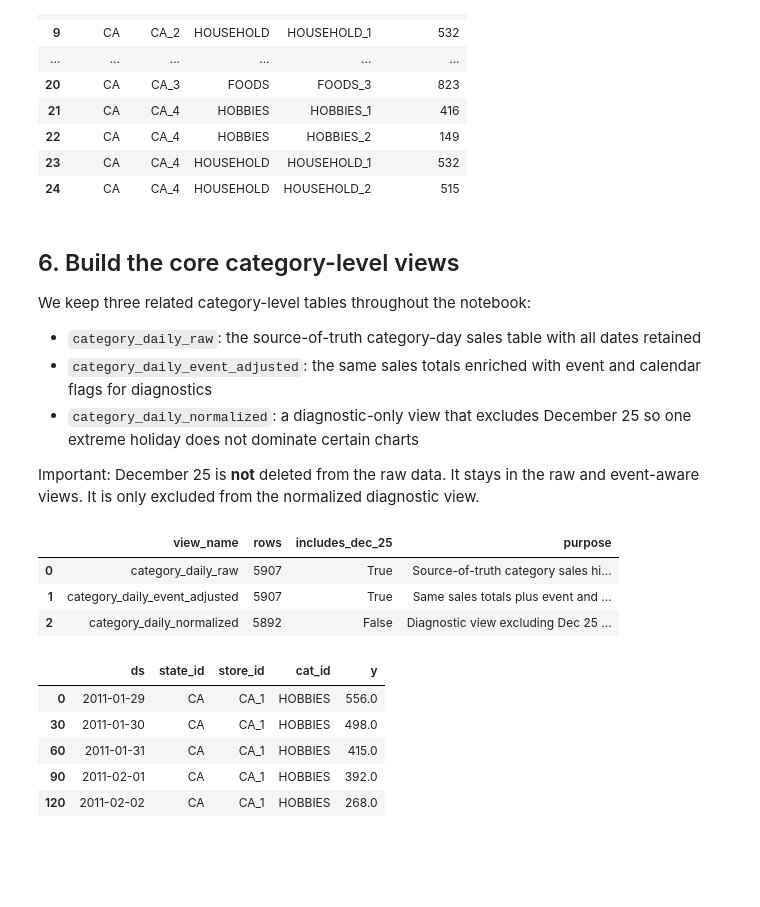
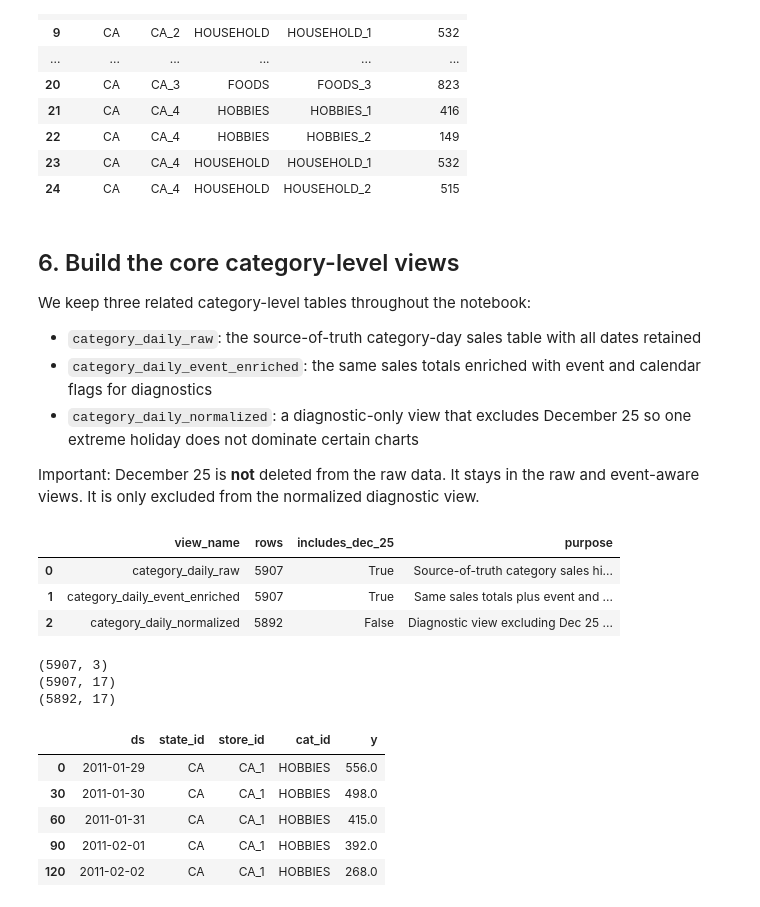
Before and after one commit to jclaudio019/portfolio-projects, a Jupyter notebook: notebooks/Data_Exploration.ipynb, the cells around one changed output. Drawn from its saved outputs; the diff is of its cells as text; code cells hidden in the pictures; blank space fills up the shorter version.

```diff
--- a/notebooks/Data_Exploration.ipynb
+++ b/notebooks/Data_Exploration.ipynb
@@ -268,7 +268,7 @@ hierarchy_summary.head(25)
 We keep three related category-level tables throughout the notebook:
 
 - `category_daily_raw`: the source-of-truth category-day sales table with all dates retained
-- `category_daily_event_adjusted`: the same sales totals enriched with event and calendar flags for diagnostics
+- `category_daily_event_enriched`: the same sales totals enriched with event and calendar flags for diagnostics
 - `category_daily_normalized`: a diagnostic-only view that excludes December 25 so one extreme holiday does not dominate certain charts
 
 Important: December 25 is **not** deleted from the raw data. It stays in the raw and event-aware views. It is only excluded from the normalized diagnostic view.
@@ -292,47 +292,55 @@ calendar_daily = (
 assert calendar_daily["ds"].is_unique, "Expected one calendar row per date."
 
 # Event-adjusted means calendar-aware for diagnostics; sales values are not mathematically altered here.
-category_daily_event_adjusted = add_calendar_flags(
+category_daily_event_enriched = add_calendar_flags(
     category_daily_raw.merge(calendar_daily, on="ds", how="left")
 ).sort_values(["cat_id", "ds"])
 
 # Normalized view is diagnostic only: exclude Dec 25 to inspect typical demand without one extreme holiday dominating.
-category_daily_normalized = category_daily_event_adjusted.loc[
-    ~category_daily_event_adjusted["is_christmas"]
+category_daily_normalized = category_daily_event_enriched.loc[
+    ~category_daily_event_enriched["is_christmas"]
 ].copy()
 
 view_summary = pd.DataFrame(
     [
          {
              "view_name": "category_daily_raw",
              "rows": len(category_daily_raw),
             "includes_dec_25": (
                 category_daily_raw["ds"].dt.month.eq(12)
                 & category_daily_raw["ds"].dt.day.eq(25)
             ).any(),
              "purpose": "Source-of-truth category sales history",
          },
         {
-            "view_name": "category_daily_event_adjusted",
-            "rows": len(category_daily_event_adjusted),
-            "includes_dec_25": category_daily_event_adjusted["is_christmas"].any(),
+            "view_name": "category_daily_event_enriched",
+            "rows": len(category_daily_event_enriched),
+            "includes_dec_25": category_daily_event_enriched["is_christmas"].any(),
             "purpose": "Same sales totals plus event and calendar flags",
         },
         {
             "view_name": "category_daily_normalized",
             "rows": len(category_daily_normalized),
             "includes_dec_25": category_daily_normalized["is_christmas"].any(),
             "purpose": "Diagnostic view excluding Dec 25 only",
         },
     ]
 )
 
 view_summary
 # %% [output]
 |  | view_name | rows | includes_dec_25 | purpose |
 | 0 | category_daily_raw | 5907 | True | Source-of-truth category sales hi... |
-| 1 | category_daily_event_adjusted | 5907 | True | Same sales totals plus event and ... |
+| 1 | category_daily_event_enriched | 5907 | True | Same sales totals plus event and ... |
 | 2 | category_daily_normalized | 5892 | False | Diagnostic view excluding Dec 25 ... |
+# %%
+print(category_daily_raw.shape)
+print(category_daily_event_enriched.shape)
+print(category_daily_normalized.shape)
+# %% [output]
+(5907, 3)
+(5907, 17)
+(5892, 17)
 # %%
 # These lower-level aggregates will be useful later for supply-chain diagnostics.
 store_category_daily = (
```
Also changed, not shown: parts of 10 cells of this notebook.
